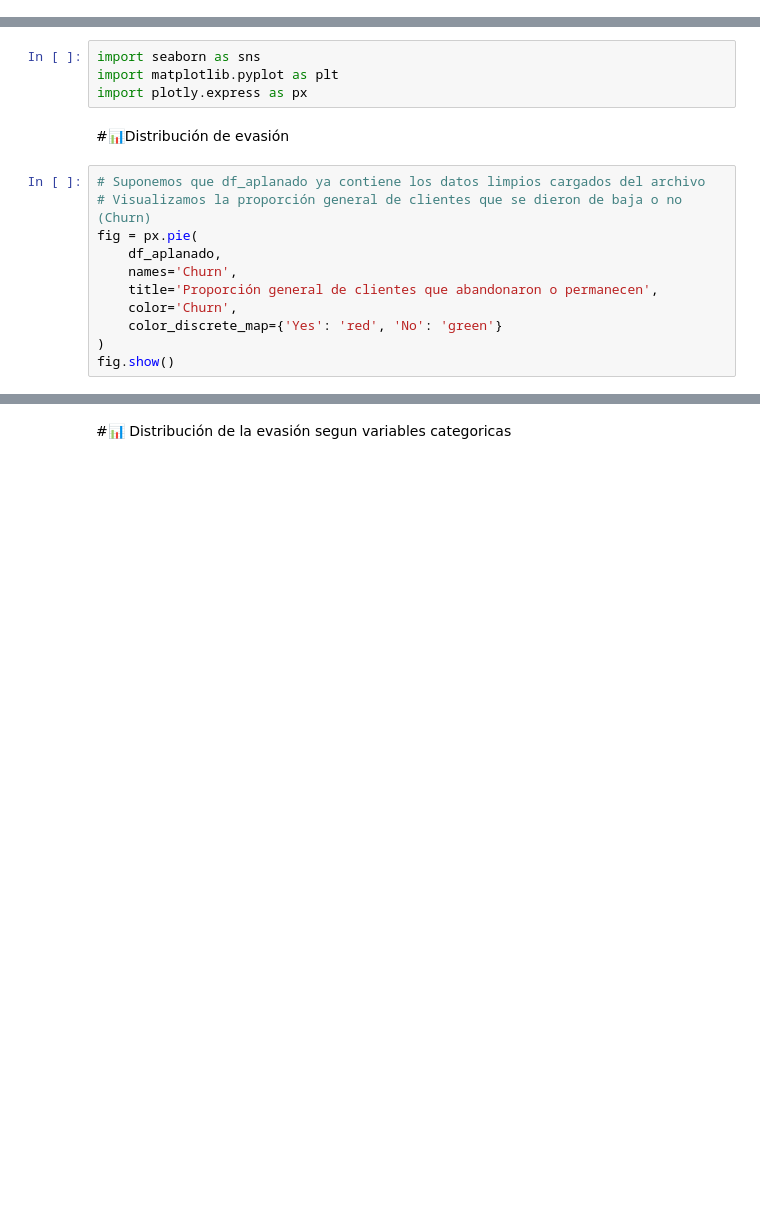
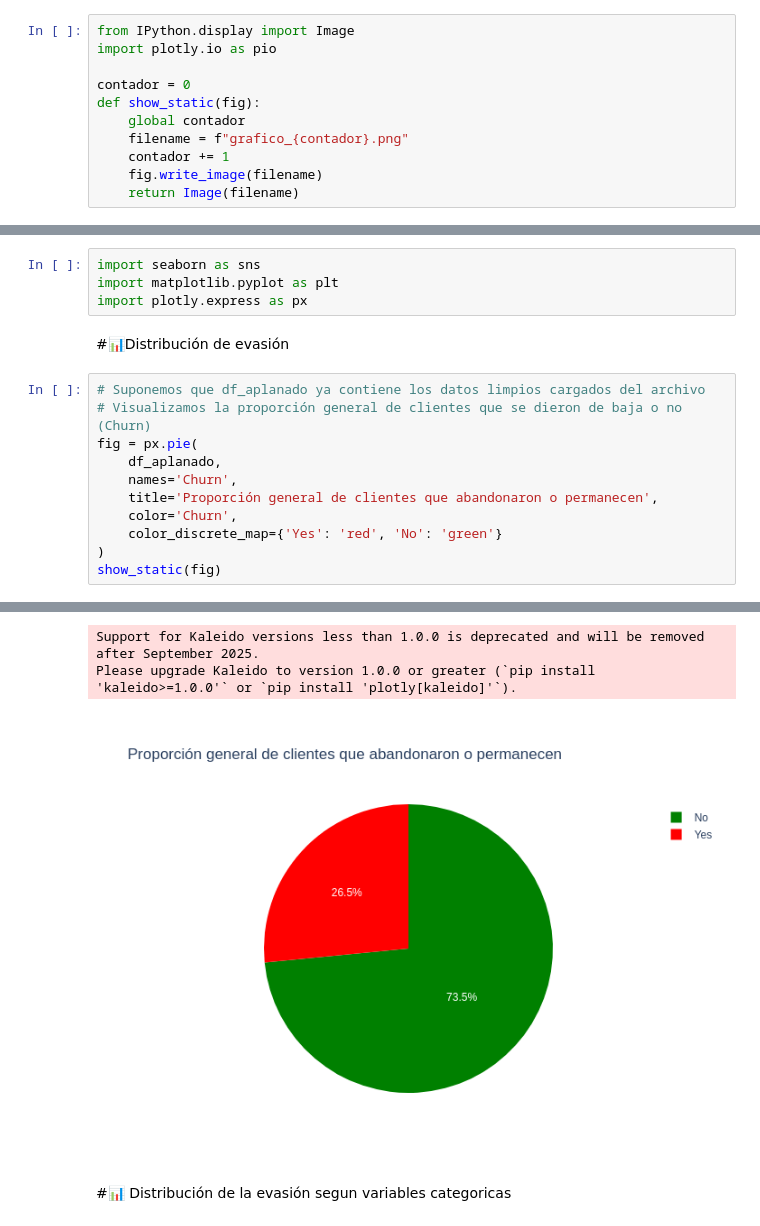
Before and after one commit to Leanga87/Challenge_TelecomX_AluraLatam, a Jupyter notebook: TelecomX_LATAM.ipynb, the cells around one changed output, grey strips where cells are left out. Saved outputs shown, nothing was run; the diff lists cells and outputs as text; blank space fills up the shorter version.

Commit message:
Actualización: gráficos Plotly convertidos a imágenes estáticas con Kaleido

```diff
--- a/TelecomX_LATAM.ipynb
+++ b/TelecomX_LATAM.ipynb
@@ -1,3 +14,14 @@
+# %%
+from IPython.display import Image
+import plotly.io as pio
+
+contador = 0
+def show_static(fig):
+    global contador
+    filename = f"grafico_{contador}.png"
+    contador += 1
+    fig.write_image(filename)
+    return Image(filename)
 # %% [markdown]
 #📌 Extracción
 # %% [markdown]
@@ -329,5 +353,5 @@ fig = px.pie(
     color='Churn',
     color_discrete_map={'Yes': 'red', 'No': 'green'}
 )
-fig.show()
+show_static(fig)
 # %% [output]
@@ -335,3 +358,6 @@ fig.show()
+Support for Kaleido versions less than 1.0.0 is deprecated and will be removed after September 2025.
+Please upgrade Kaleido to version 1.0.0 or greater (`pip install 'kaleido>=1.0.0'` or `pip install 'plotly[kaleido]'`).
+[figure, added]
 # %% [markdown]
 #📊 Distribución de la evasión segun variables categoricas
 # %% [markdown]
```
Also changed, not shown: parts of 43 cells of this notebook.
